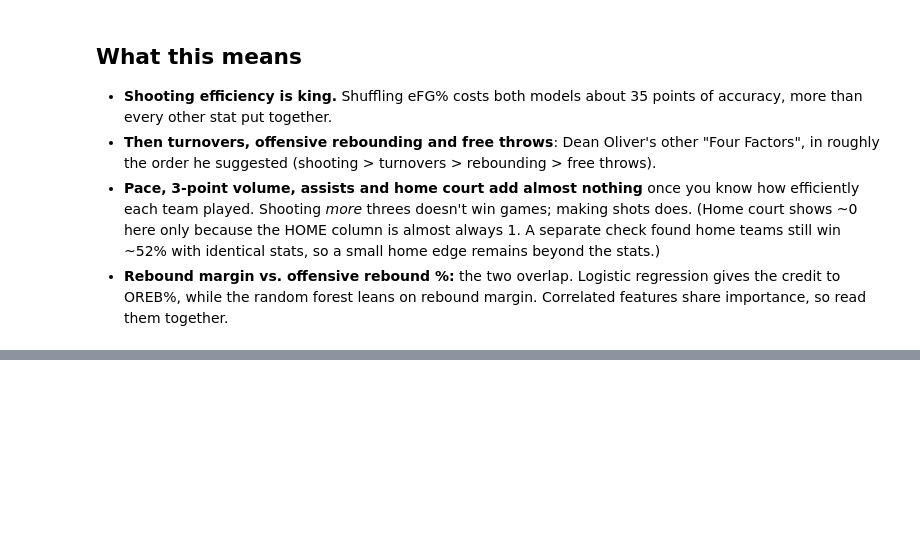
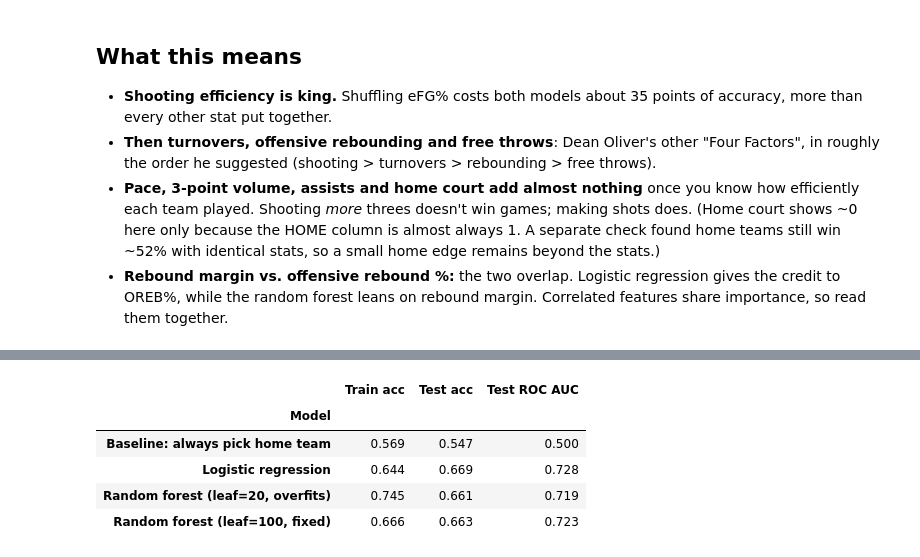
Before and after one commit to QYang5917/nba-win-predictors, a Jupyter notebook: notebooks/analysis.ipynb, the cells around one changed output, grey strips where cells are left out. Drawn from its saved outputs; the diff is of its cells as text; code cells hidden in the pictures; blank space fills up the shorter version.

```diff
--- a/notebooks/analysis.ipynb
+++ b/notebooks/analysis.ipynb
@@ -193,0 +210,28 @@ fig.tight_layout(); fig.savefig('../figures/model_accuracy.png'); plt.show()
+# %%
+pre = pd.read_csv('../data/processed/pregame_features.csv')
+PRE = [c for c in pre.columns if c.endswith('_DIFF')]
+ptr, pte = pre[~pre.SEASON.isin(TEST_SEASONS)], pre[pre.SEASON.isin(TEST_SEASONS)]
+Xp_tr, yp_tr, Xp_te, yp_te = ptr[PRE], ptr['WIN'], pte[PRE], pte['WIN']
+
+pre_logreg = make_pipeline(StandardScaler(), LogisticRegression(max_iter=1000)).fit(Xp_tr, yp_tr)
+pre_forest_overfit = RandomForestClassifier(n_estimators=400, min_samples_leaf=20,
+                                            random_state=42, n_jobs=-1).fit(Xp_tr, yp_tr)
+# Fix for overfitting: bigger leaves + fewer features per split = simpler trees
+pre_forest = RandomForestClassifier(n_estimators=400, min_samples_leaf=100, max_features=0.5,
+                                    random_state=42, n_jobs=-1).fit(Xp_tr, yp_tr)
+
+rows = [('Baseline: always pick home team', (yp_tr == 1).mean(), (yp_te == 1).mean(), 0.5)]
+for name, m in [('Logistic regression', pre_logreg),
+                ('Random forest (leaf=20, overfits)', pre_forest_overfit),
+                ('Random forest (leaf=100, fixed)', pre_forest)]:
+    rows.append((name, m.score(Xp_tr, yp_tr), m.score(Xp_te, yp_te),
+                 roc_auc_score(yp_te, m.predict_proba(Xp_te)[:, 1])))
+pre_results = pd.DataFrame(rows, columns=['Model', 'Train acc', 'Test acc', 'Test ROC AUC']).set_index('Model')
+pre_results.round(3)
+# %% [output]
+|  | Train acc | Test acc | Test ROC AUC |
+| Model |  |  |  |
+| Baseline: always pick home team | 0.569 | 0.547 | 0.500 |
+| Logistic regression | 0.644 | 0.669 | 0.728 |
+| Random forest (leaf=20, overfits) | 0.745 | 0.661 | 0.719 |
+| Random forest (leaf=100, fixed) | 0.666 | 0.663 | 0.723 |
```
Also changed, not shown: parts of 6 cells of this notebook, 5 other files.
